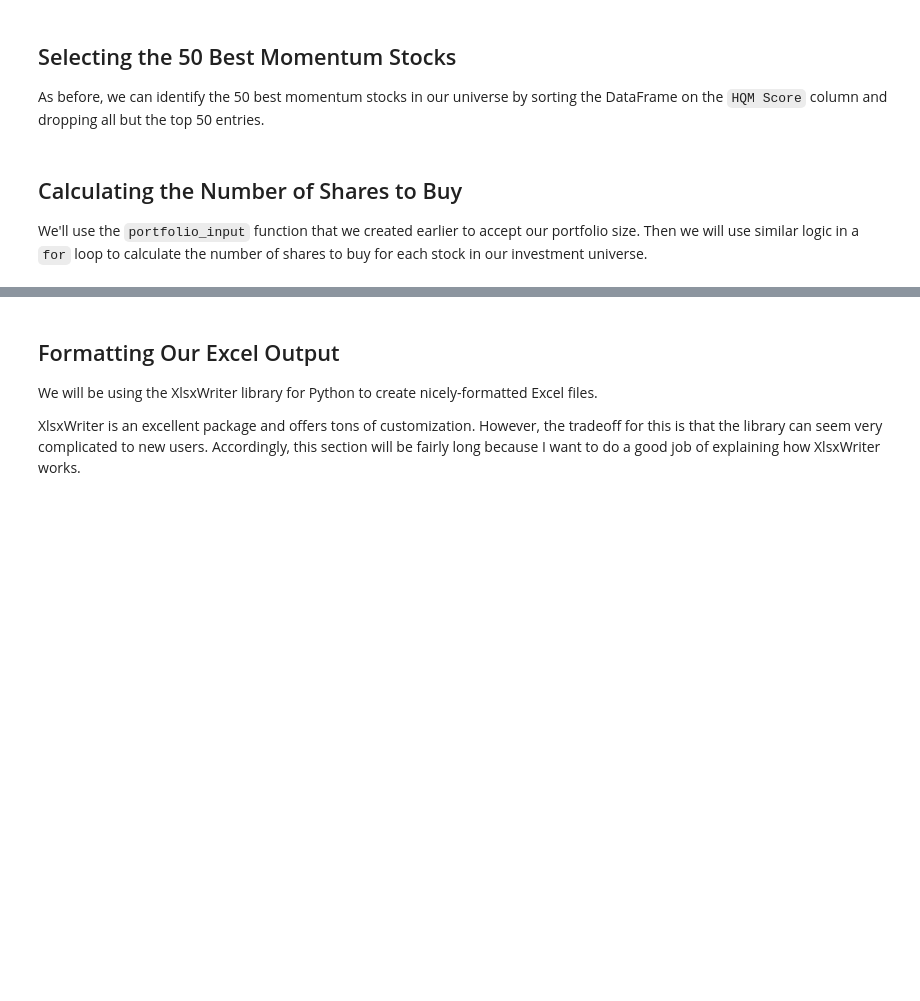
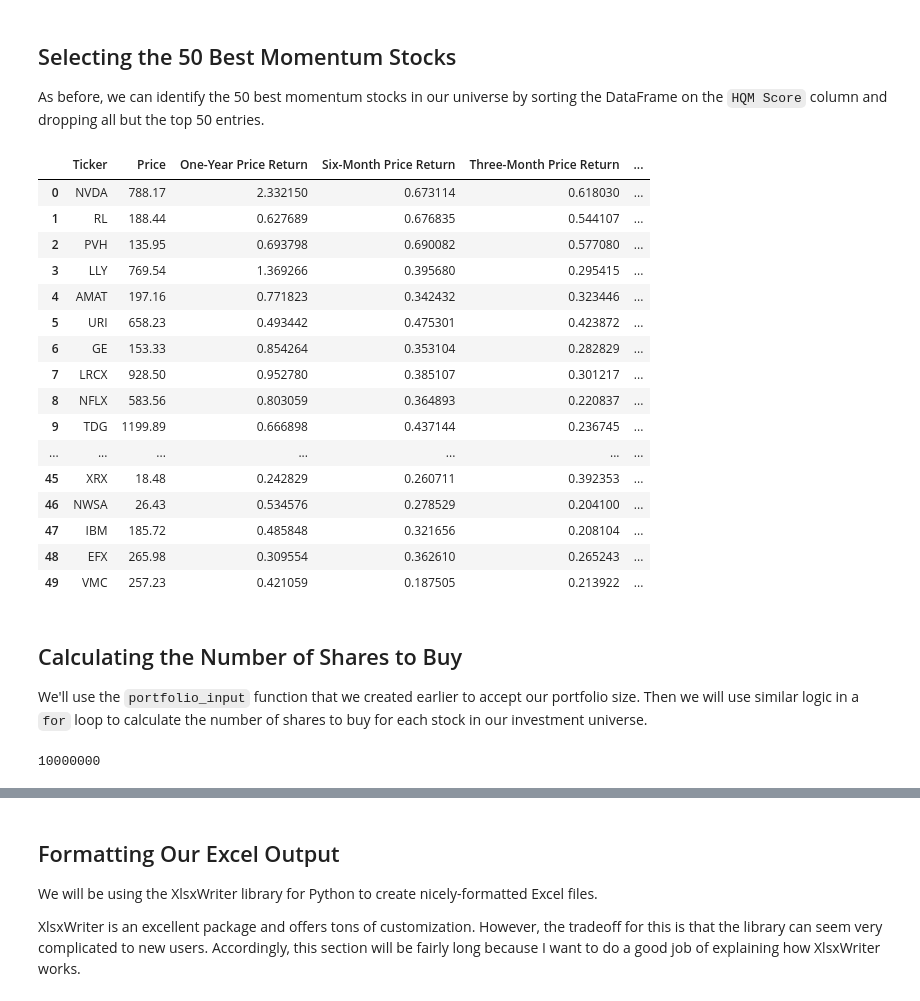
Before and after one commit to GirardT/algorithmic-trading-python, a Jupyter notebook: starter_files/002_quantitative_momentum_strategy.ipynb, the cells around one changed output, grey strips where cells are left out. Drawn from its saved outputs; the diff is of its cells as text; code cells hidden in the pictures; blank space fills up the shorter version.

Commit message:
completed 'Building A Quantitative Momentum Investing Strategy'

```diff
--- a/starter_files/002_quantitative_momentum_strategy.ipynb
+++ b/starter_files/002_quantitative_momentum_strategy.ipynb
@@ -242,3 +411,34 @@ We'll now calculate our `HQM Score`, which is the high-quality momentum score th
 The `HQM Score` will be the arithmetic mean of the 4 momentum percentile scores that we calculated in the last section.
 
 To calculate arithmetic mean, we will use the `mean` function from Python's built-in `statistics` module.
+# %%
+from statistics import mean
+
+time_periods = [
+    'One-Year',
+    'Six-Month',
+    'Three-Month',
+    'One-Month'
+    ]
+
+new_df4 = pd.DataFrame()
+
+for row in df.index:
+    momentum_percentiles = []
+
+    for time_period in time_periods:
+        momentum_percentiles.append(df.loc[row,f'{time_period} Return Percentile'])
+
+    new_df = pd.DataFrame(
+            [[
+                mean(momentum_percentiles)
+            ]],
+            columns=[
+                'HQM Score'
+                ]
+        )
+
+    new_df4 = pd.concat([new_df4, new_df], ignore_index=True)
+
+df = df.join(new_df4)
+df
@@ -246,7 +460,44 @@ To calculate arithmetic mean, we will use the `mean` function from Python's buil
 ## Selecting the 50 Best Momentum Stocks
 
 As before, we can identify the 50 best momentum stocks in our universe by sorting the DataFrame on the `HQM Score` column and dropping all but the top 50 entries.
+# %%
+df.sort_values('HQM Score', ascending=False, inplace=True)
+df = df[:50]
+df.reset_index(inplace=True, drop=True)
+df
+# %% [output]
+|  | Ticker | Price | One-Year Price Return | Six-Month Price Return | Three-Month Price Return | ... |
+| 0 | NVDA | 788.17 | 2.332150 | 0.673114 | 0.618030 | ... |
+| 1 | RL | 188.44 | 0.627689 | 0.676835 | 0.544107 | ... |
+| 2 | PVH | 135.95 | 0.693798 | 0.690082 | 0.577080 | ... |
+| 3 | LLY | 769.54 | 1.369266 | 0.395680 | 0.295415 | ... |
+| 4 | AMAT | 197.16 | 0.771823 | 0.342432 | 0.323446 | ... |
+| 5 | URI | 658.23 | 0.493442 | 0.475301 | 0.423872 | ... |
+| 6 | GE | 153.33 | 0.854264 | 0.353104 | 0.282829 | ... |
+| 7 | LRCX | 928.50 | 0.952780 | 0.385107 | 0.301217 | ... |
+| 8 | NFLX | 583.56 | 0.803059 | 0.364893 | 0.220837 | ... |
+| 9 | TDG | 1199.89 | 0.666898 | 0.437144 | 0.236745 | ... |
+| ... | ... | ... | ... | ... | ... | ... |
+| 45 | XRX | 18.48 | 0.242829 | 0.260711 | 0.392353 | ... |
+| 46 | NWSA | 26.43 | 0.534576 | 0.278529 | 0.204100 | ... |
+| 47 | IBM | 185.72 | 0.485848 | 0.321656 | 0.208104 | ... |
+| 48 | EFX | 265.98 | 0.309554 | 0.362610 | 0.265243 | ... |
+| 49 | VMC | 257.23 | 0.421059 | 0.187505 | 0.213922 | ... |
 # %% [markdown]
 ## Calculating the Number of Shares to Buy
 
 We'll use the `portfolio_input` function that we created earlier to accept our portfolio size. Then we will use similar logic in a `for` loop to calculate the number of shares to buy for each stock in our investment universe.
+# %%
+def portfolio_input():
+    global portfolio_size
+    portfolio_size = input("Enter the value of your portfolio:")
+
+    try:
+        val = float(portfolio_size)
+        print(portfolio_size)
+    except ValueError:
+        print("That's not a number! \n Try again:")
+
+portfolio_input()
+# %% [output]
+10000000
```
Also changed, not shown: parts of 15 cells of this notebook.
